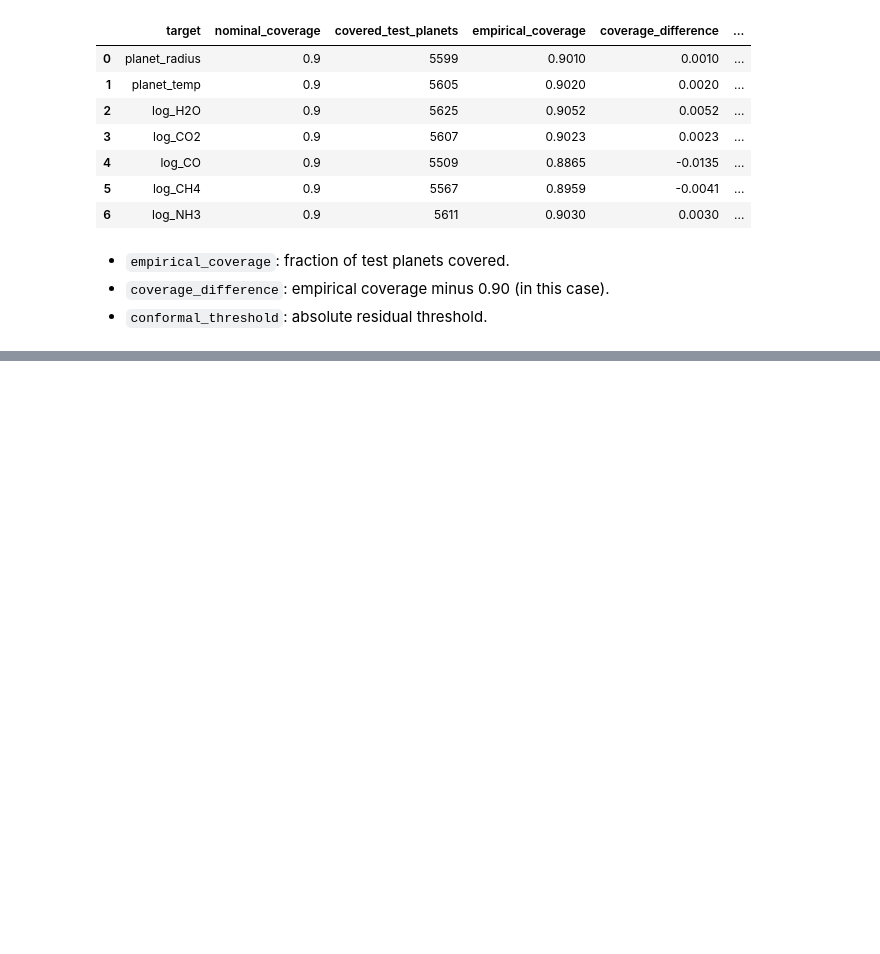
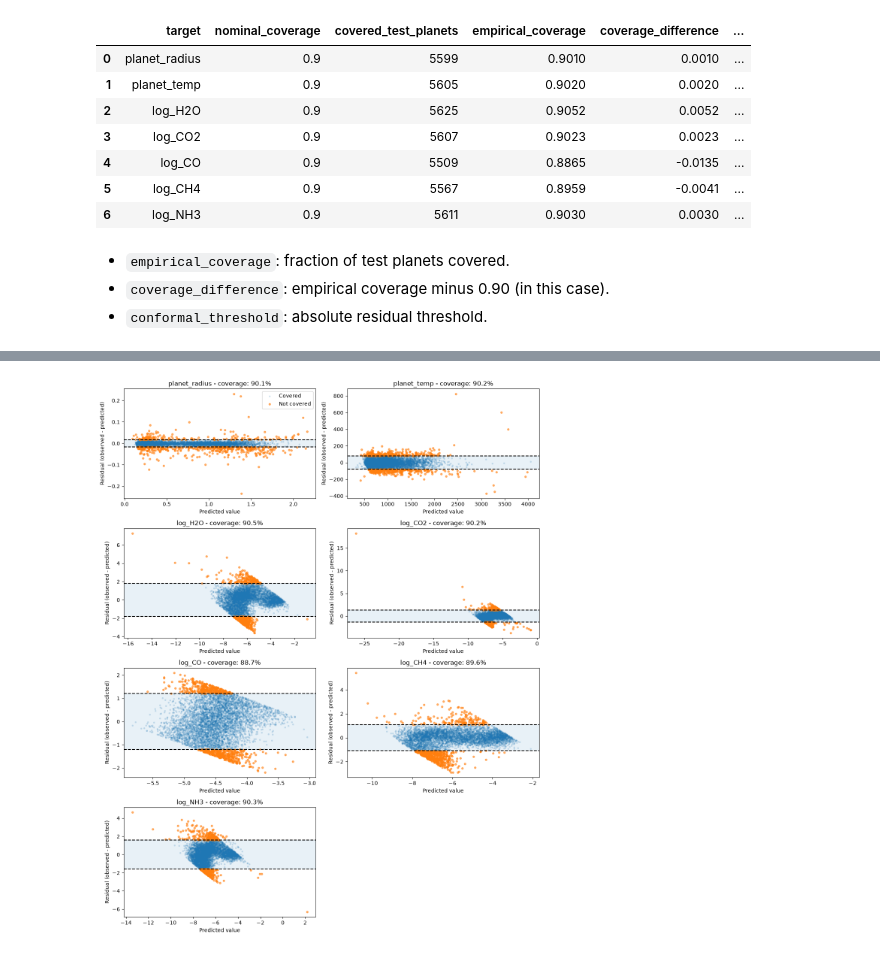
Before and after one commit to ajf12327/ADC2023-conformal-prediction, a Jupyter notebook: notebooks/05_marginal_conformal.ipynb, the cells around one changed output, grey strips where cells are left out. Saved outputs shown, nothing was run; the diff lists cells and outputs as text; code cells hidden in the pictures; blank space fills up the shorter version.

Commit message:
Update plots

```diff
--- a/notebooks/05_marginal_conformal.ipynb
+++ b/notebooks/05_marginal_conformal.ipynb
@@ -642,0 +540,44 @@ plt.show()
+# %%
+import matplotlib.pyplot as plt
+
+
+fig, axes = plt.subplots(4, 2, figsize=(12, 15))
+
+for ax, target in zip(axes.flat, TARGET_COLUMNS):
+    predicted = test_predictions[target]
+    residuals = y_internal_test[target] - predicted
+    q = conformal_thresholds[target]
+
+    covered = residuals.abs() <= q
+
+    ax.scatter(
+        predicted[covered],
+        residuals[covered],
+        s=6, alpha=0.15,
+        label="Covered"
+    )
+
+    ax.scatter(
+        predicted[~covered],
+        residuals[~covered],
+        s=12, alpha=0.6,
+        label="Not covered"
+    )
+
+    ax.axhspan(-q, q, alpha=0.10)
+    ax.axhline(q, color="black", linestyle="--")
+    ax.axhline(-q, color="black", linestyle="--")
+
+    ax.set_title(
+        f"{target} - coverage: {covered.mean():.1%}"
+    )
+    ax.set_xlabel("Predicted value")
+    ax.set_ylabel("Residual (observed - predicted)")
+
+axes.flat[-1].axis("off")
+axes.flat[0].legend()
+
+plt.tight_layout()
+plt.show()
+# %% [output]
+[figure, added]
```
Also changed, not shown: parts of 3 cells of this notebook.
